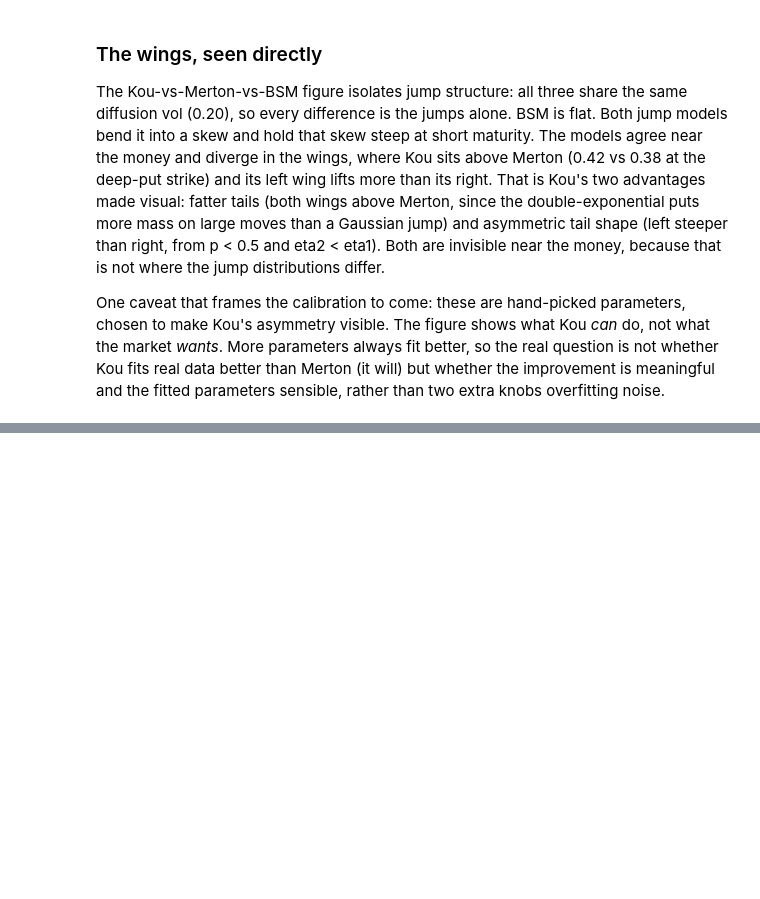
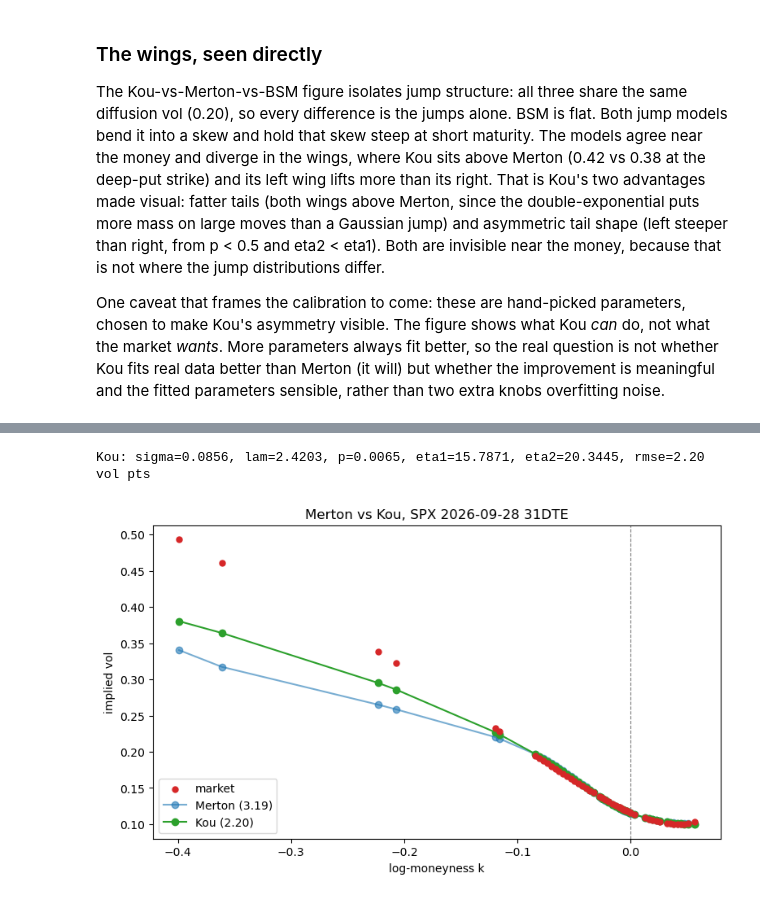
Before and after one commit to Kunvuthi/quant-project, a Jupyter notebook: notebooks/13_kou_model.ipynb, the cells around one changed output, grey strips where cells are left out. Drawn from its saved outputs; the diff is of its cells as text; code cells hidden in the pictures; blank space fills up the shorter version.

```diff
--- a/notebooks/13_kou_model.ipynb
+++ b/notebooks/13_kou_model.ipynb
@@ -275,0 +324,24 @@ than two extra knobs overfitting noise.
+# %%
+kp, k_rmse = calibrate_kou(k, iv_market, F, T, R, weights=weights)
+print(f"Kou: sigma={kp.sigma:.4f}, lam={kp.lam:.4f}, p={kp.p:.4f}, "
+      f"eta1={kp.eta1:.4f}, eta2={kp.eta2:.4f}, rmse={k_rmse*100:.2f} vol pts")
+
+strikes = F * np.exp(k)
+kou_iv = np.array([
+    bsm_implied_vol(kou_cos_price(F, R, R, T, kp.sigma, kp.lam, kp.p, kp.eta1, kp.eta2, K, "call", L=14),
+                    F, K, T, R, "call", b=0.0)
+    for K in strikes
+])
+
+fig, ax = plt.subplots(figsize=(9, 5))
+ax.scatter(k, iv_market, s=25, color="tab:red", zorder=3, label="market")
+ax.plot(k, model_iv, "o-", color="tab:blue", alpha=0.6, label=f"Merton ({m_rmse*100:.2f})")
+ax.plot(k, kou_iv, "o-", color="tab:green", label=f"Kou ({k_rmse*100:.2f})")
+ax.axvline(0, color="gray", ls="--", lw=0.8)
+ax.set_xlabel("log-moneyness k"); ax.set_ylabel("implied vol")
+ax.set_title(f"Merton vs Kou, SPX {expiry} {dte}DTE")
+ax.legend()
+plt.show()
+# %% [output]
+Kou: sigma=0.0856, lam=2.4203, p=0.0065, eta1=15.7871, eta2=20.3445, rmse=2.20 vol pts
+[figure, added]
```
Also changed, not shown: parts of 6 cells of this notebook.
